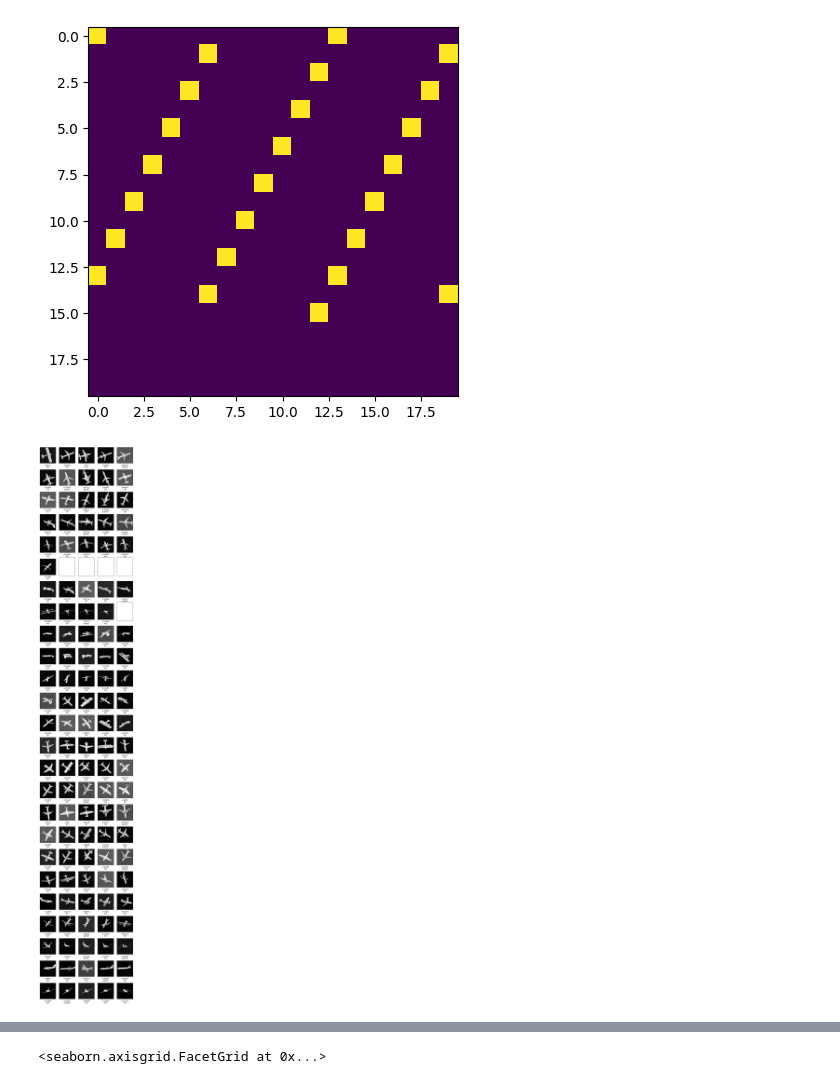
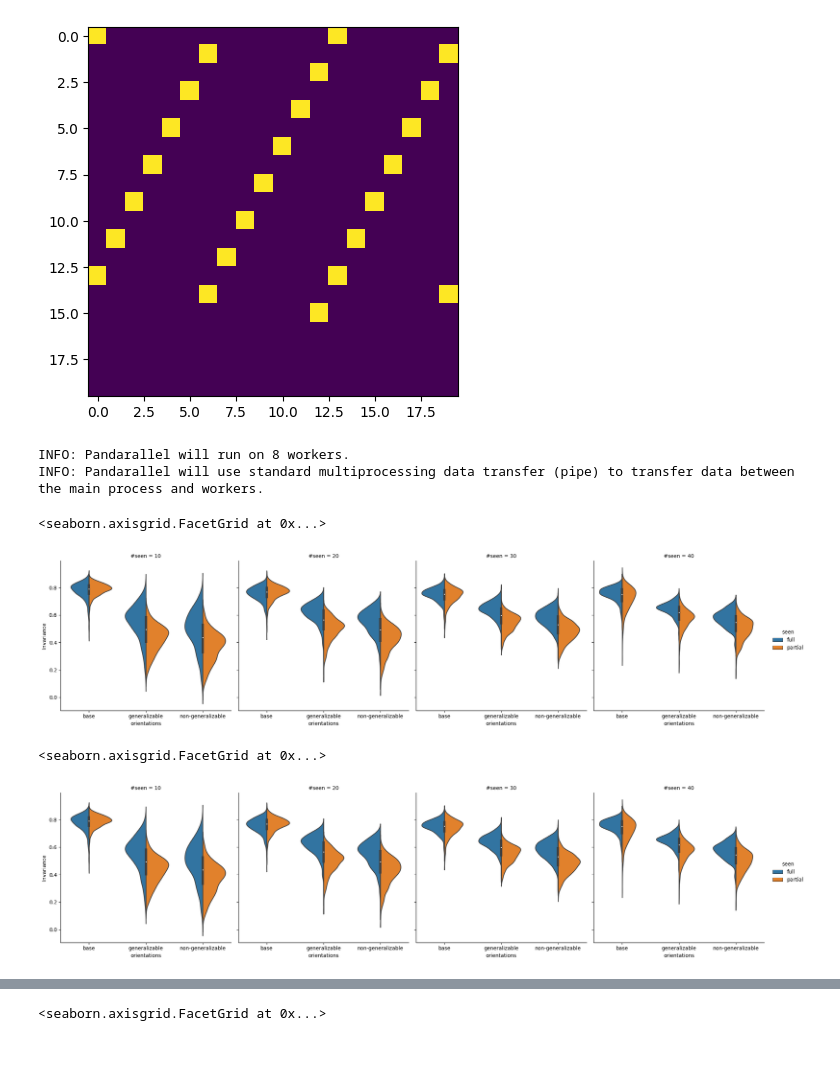
Before and after one commit to avicooper1/OOD_Orientation_Generalization, a Jupyter notebook: notebooks/network_analysis.ipynb, the cells around one changed output, grey strips where cells are left out. Saved outputs shown, nothing was run; the diff lists cells and outputs as text; code cells hidden in the pictures; blank space fills up the shorter version.

```diff
--- a/notebooks/network_analysis.ipynb
+++ b/notebooks/network_analysis.ipynb
@@ -186,24 +186,8 @@ plt.imshow(chosen_cubelets.reshape(20, 20))
 # %% [output]
 <matplotlib.image.AxesImage at 0x...>
 [figure]
-# %%
-plt.style.use('default')
-df = dfs[3][0]
-plt.close('all')
-_, axes = plt.subplots(25, 5, figsize=(10, 60))
-for x in range(25):
-    cubelet_i = 13 * x
-    neuron = 1
-    sorted_average_activations = average_activation[(average_activation['#seen'] == 40) & (average_activation.neuron == neuron) & (average_activation.cubelet_i == cubelet_i)].sort_values('average_activation', ascending=False)
-    for y, b in enumerate((minmax_scale(sorted_average_activations.average_activation) > 0.5)[:5]):
-        if b:
-            image_name = df.iloc[np.abs(df[(df.model_name == sorted_average_activations.model_name.iloc[y]) & (df.cubelet_i == cubelet_i)].object_z).sort_values().index[0]].image_name
-            axes[x][y].imshow(plt.imread(image_name)[55:-55, 55:-55], cmap='gray')
-            axes[x][y].set_xlabel(f'{round(sorted_average_activations.average_activation.iloc[y], 5)}\n{sorted_average_activations.seen.iloc[y]}')
-        axes[x][y].set_xticks([])
-        axes[x][y].set_yticks([])
-# %% [output]
-[figure, removed]
+# %%
+bin_avg_acts = pd.concat([df[df.in_bin].groupby(['model_name', '#seen']).apply(lambda group: np.nanmean(norm_image_activation[group.index], axis=0)).to_frame('bin_avg_act').reset_index() for df, norm_image_activation in tqdm(dfs)])
 # %%
 def get_invariance(pre_act, post_act):
     image_invariances = 1 - np.abs((post_act - pre_act) / (post_act + pre_act))
@@ -211,10 +195,43 @@ def get_invariance(pre_act, post_act):
     return np.nanmean(np.where((post_act > 0.2) | (pre_act > 0.2), image_invariances, np.nan), axis=0)
 
 def group_invariance(group, norm_image_activation):
-
-    bin_activation = np.nanmean(norm_image_activation[df[(df.model_name == group.name[0]) & df.in_bin].index], axis=0)
+    bin_activation = bin_avg_acts[(bin_avg_acts.model_name == group.name[0]) & (bin_avg_acts['#seen'] == group.name[3])].iloc[0].bin_avg_act
     group_image_activations = norm_image_activation[group.index]
 
     return get_invariance(bin_activation, group_image_activations)
 
-invariance = pd.concat([df.groupby(['model_name', 'seen', 'pattern', '#seen']).apply(group_invariance, norm_image_activation).explode().astype(float).to_frame('invariance').reset_index() for df, norm_image_activation in tqdm(dfs)])
+invariance = pd.concat([df.groupby(['model_name', 'seen', 'pattern', '#seen']).apply(group_invariance, norm_image_activation).explode().astype(float).to_frame('Invariance').reset_index() for df, norm_image_activation in tqdm(dfs)])
+# %%
+from pandarallel import pandarallel
+pandarallel.initialize(progress_bar=True, nb_workers=8, use_memory_fs=False)
+# %% [output]
+INFO: Pandarallel will run on 8 workers.
+INFO: Pandarallel will use standard multiprocessing data transfer (pipe) to transfer data between the main process and workers.
+# %%
+def get_invariance(pre_act, post_act):
+    image_invariances = 1 - np.abs((post_act - pre_act) / (post_act + pre_act))
+
+    return np.where((post_act > 0.2) | (pre_act > 0.2), image_invariances, np.nan).reshape((-1, 512))
+
+def group_invariance(group, args):
+    df, norm_image_activation = args
+    bin_activation = norm_image_activation[df[(df.model_name == group.iloc[0].model_name) & df.in_bin].index]
+    bin_activation = bin_activation[np.random.choice(bin_activation.shape[0], size=min(bin_activation.shape[0], 300), replace=False)]
+    group_image_activations = norm_image_activation[group.index]
+    group_image_activations = group_image_activations[np.random.choice(group_image_activations.shape[0], size=min(group_image_activations.shape[0], 400), replace=False)]
+
+    return get_invariance(bin_activation[:, np.newaxis], group_image_activations[np.newaxis, :])
+
+invariance = pd.concat([df.groupby(['model_name', 'seen', 'pattern', '#seen']).progress_apply(group_invariance, args=(df, norm_image_activation)).groupby(['seen', 'pattern', '#seen']).progress_apply(lambda group: np.nanmean(np.vstack(group), axis=0)).explode().astype(float).to_frame('Invariance').reset_index() for df, norm_image_activation in tqdm(dfs)])
+# %%
+invariance['orientations'] = invariance.pattern
+sns.catplot(kind='violin', data=invariance, col='#seen', x='orientations', y='Invariance', split=True, hue='seen', hue_order=['full', 'partial'])
+# %% [output]
+<seaborn.axisgrid.FacetGrid at 0x...>
+[figure, added]
+# %%
+invariance['orientations'] = invariance.pattern
+sns.catplot(kind='violin', data=invariance, col='#seen', x='orientations', y='Invariance', split=True, hue='seen', hue_order=['full', 'partial'])
+# %% [output]
+<seaborn.axisgrid.FacetGrid at 0x...>
+[figure, added]
```
Also changed, not shown: parts of 10 cells of this notebook, 31 other files.
